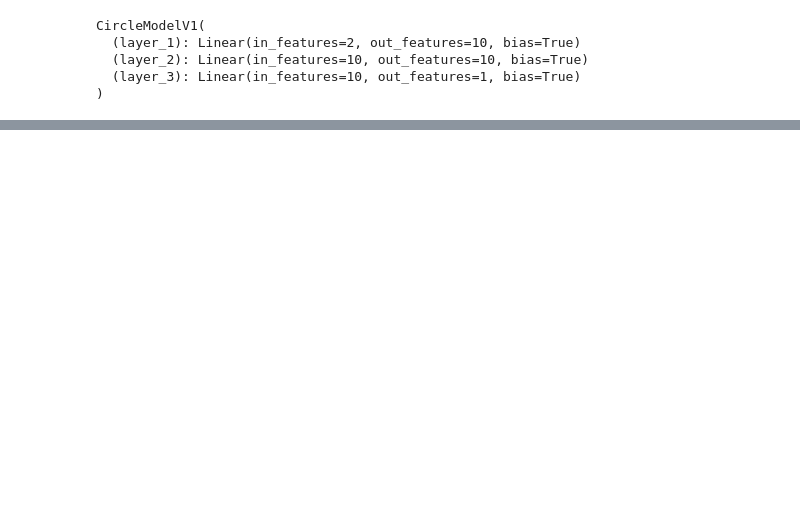
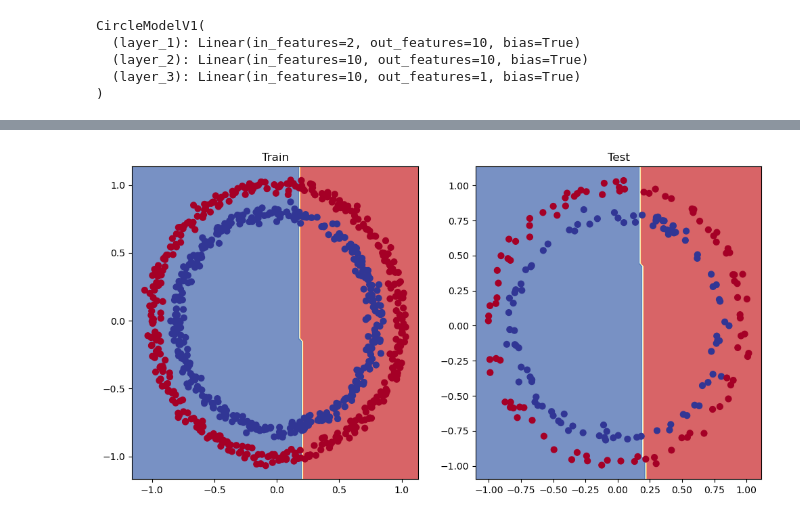
Before and after one commit to WillForshaw/JUNO-Deep-Learning-Project, a Jupyter notebook: PyTorchWorkflowTest.ipynb, the cells around one changed output, grey strips where cells are left out. Drawn from its saved outputs; the diff is of its cells as text; code cells hidden in the pictures; blank space fills up the shorter version.

```diff
--- a/PyTorchWorkflowTest.ipynb
+++ b/PyTorchWorkflowTest.ipynb
@@ -602,3 +601,12 @@ for epoch in range(epochs):
     optimiser.zero_grad()
     loss.backward()
     optimiser.step()
+    model_2.eval()
+    with torch.inference_mode():
+        test_logits = model_2(X_test).squeeze()
+        test_pred = torch.round(torch.sigmoid(test_logits))
+        #print(test_logits.size(), X_test.size())
+        test_loss = loss_fn(test_logits, y_test)
+        test_acc = accuracy_fn(y_true=y_test, y_pred = test_pred)
+    if epoch % 10 == 0:
+        print(f'Epoch: {epoch}, Acc: {acc:.2f}%, Test loss: {test_loss:.5f}, Test_acc: {test_acc:.2f}%')
@@ -604,0 +631,12 @@ for epoch in range(epochs):
+# %%
+
+from helper_functions import plot_decision_boundary, plot_predictions
+plt.figure(figsize=(12,6))
+plt.subplot(1,2,1)
+plt.title('Train')
+plot_decision_boundary(model_2,X_train,y_train)
+plt.subplot(1,2,2)
+plt.title('Test')
+plot_decision_boundary(model_2,X_test,y_test)
+# %% [output]
+[figure, added]
```
Also changed, not shown: parts of 44 cells of this notebook.
